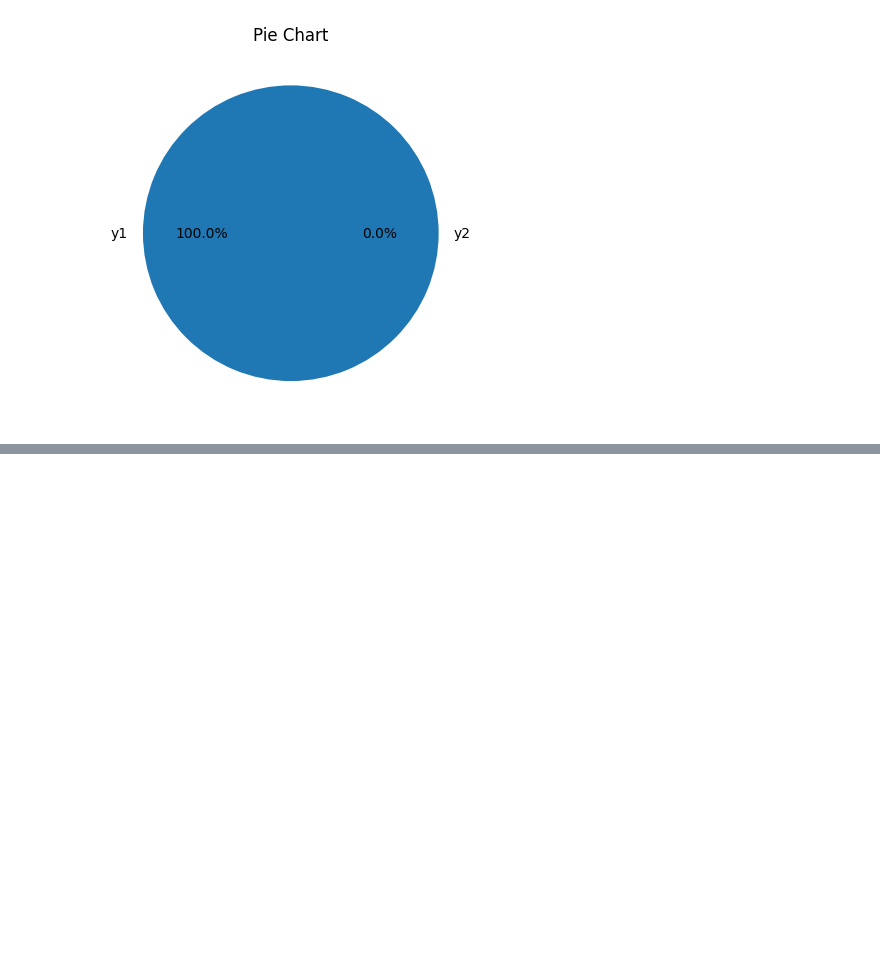
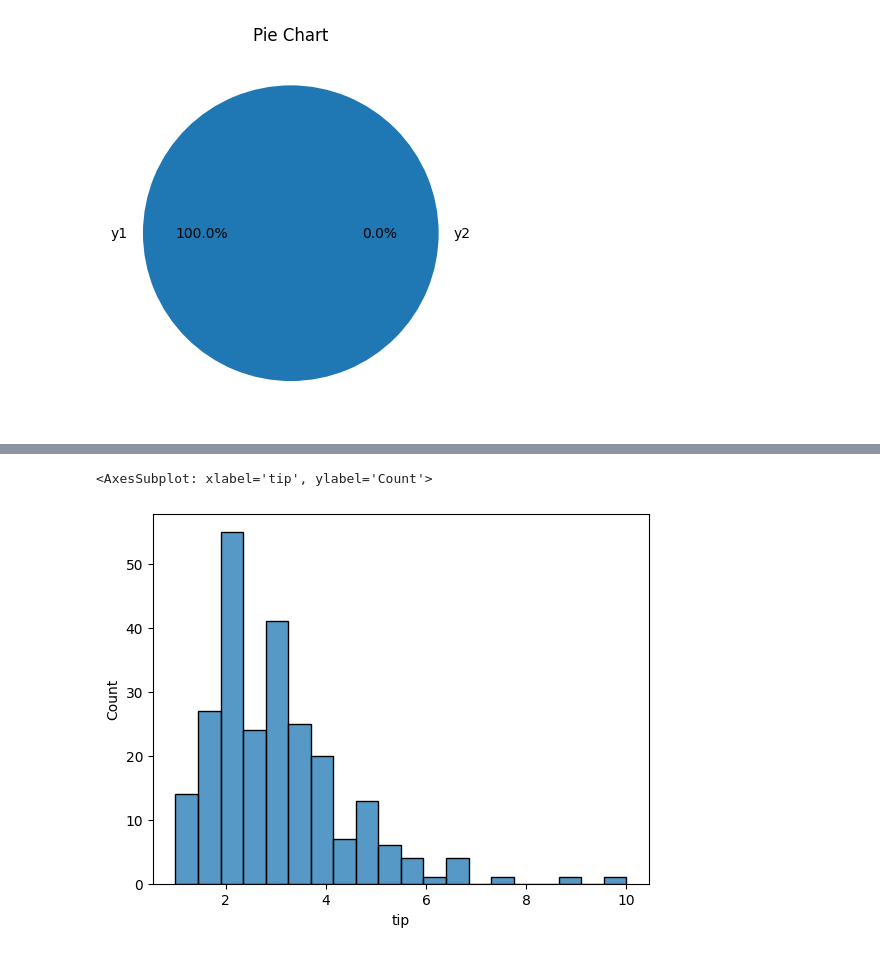
Before and after one commit to KSrikarC/Python, a Jupyter notebook: PYTHON.ipynb, the cells around one changed output, grey strips where cells are left out. Cells and saved outputs as stored; diff of their text form; code cells hidden in the pictures; blank space fills up the shorter version.

```diff
--- a/PYTHON.ipynb
+++ b/PYTHON.ipynb
@@ -103,0 +134,5 @@ plt.show()
+# %%
+sns.histplot(data=tips,x='tip',bins=20)
+# %% [output]
+<AxesSubplot: xlabel='tip', ylabel='Count'>
+[figure, added]
```
Also changed, not shown: parts of 4 cells of this notebook, 55 other files.
